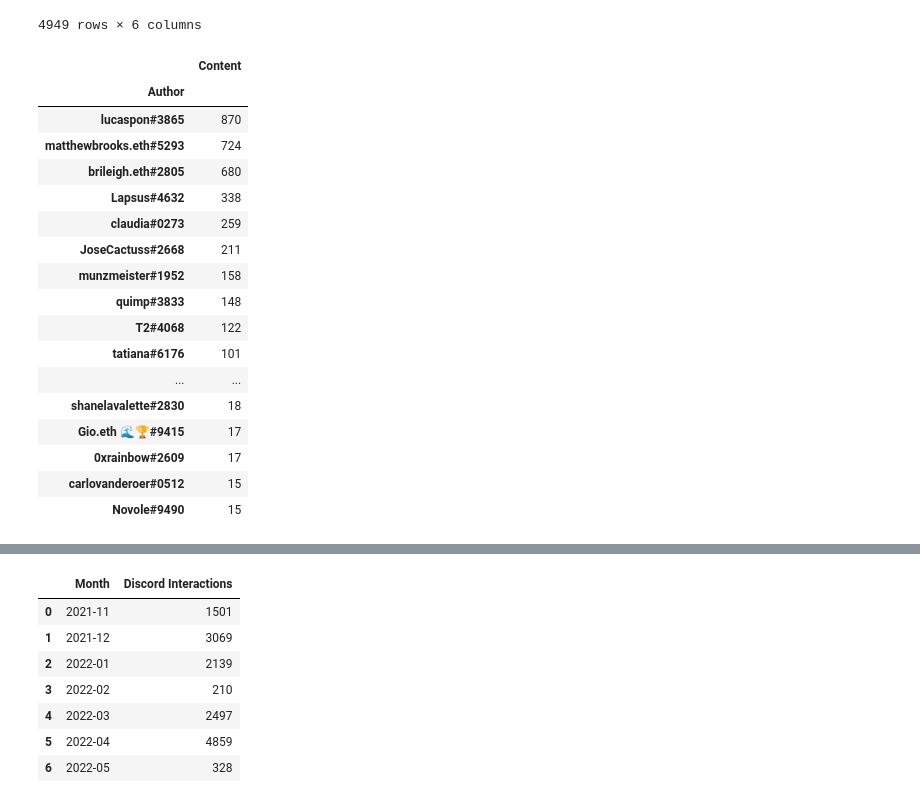
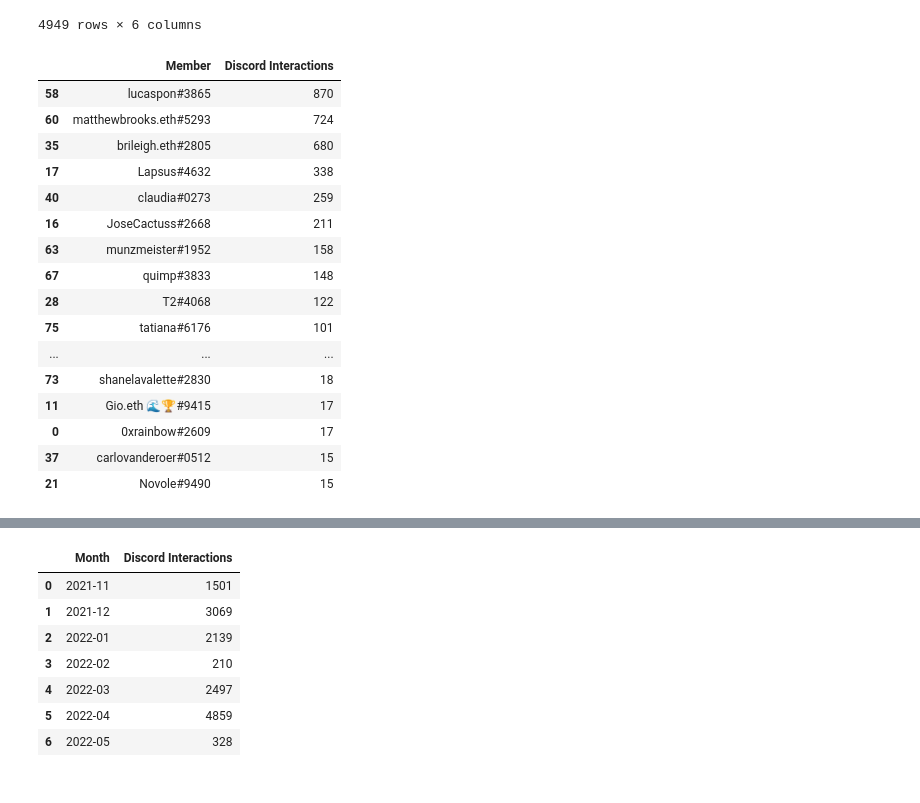
Before and after one commit to lucaspon/discord-activity, a Jupyter notebook: discord-activity.ipynb, the cells around one changed output, grey strips where cells are left out. Cells and saved outputs as stored; diff of their text form; code cells hidden in the pictures.

```diff
--- a/discord-activity.ipynb
+++ b/discord-activity.ipynb
@@ -37,28 +37,28 @@ df
 # %%
 
 # group by author
 df = df[['Author','Content']]
 df = df.groupby(['Author'], as_index=False).count()
 df = df[df['Content'] >= 15]
 df = df.sort_values(by=['Content'], ascending=False)
+df.columns = ['Member', 'Discord Interactions']
 
 df
 # %% [output]
-|  | Content |
-| Author |  |
-| lucaspon#3865 | 870 |
-| matthewbrooks.eth#5293 | 724 |
-| brileigh.eth#2805 | 680 |
-| Lapsus#4632 | 338 |
-| claudia#0273 | 259 |
-| JoseCactuss#2668 | 211 |
-| munzmeister#1952 | 158 |
-| quimp#3833 | 148 |
-| T2#4068 | 122 |
-| tatiana#6176 | 101 |
-| ... | ... |
-| shanelavalette#2830 | 18 |
-| Gio.eth 🌊🏆#9415 | 17 |
-| 0xrainbow#2609 | 17 |
-| carlovanderoer#0512 | 15 |
-| Novole#9490 | 15 |
+|  | Member | Discord Interactions |
+| 58 | lucaspon#3865 | 870 |
+| 60 | matthewbrooks.eth#5293 | 724 |
+| 35 | brileigh.eth#2805 | 680 |
+| 17 | Lapsus#4632 | 338 |
+| 40 | claudia#0273 | 259 |
+| 16 | JoseCactuss#2668 | 211 |
+| 63 | munzmeister#1952 | 158 |
+| 67 | quimp#3833 | 148 |
+| 28 | T2#4068 | 122 |
+| 75 | tatiana#6176 | 101 |
+| ... | ... | ... |
+| 73 | shanelavalette#2830 | 18 |
+| 11 | Gio.eth 🌊🏆#9415 | 17 |
+| 0 | 0xrainbow#2609 | 17 |
+| 37 | carlovanderoer#0512 | 15 |
+| 21 | Novole#9490 | 15 |
```
Also changed, not shown: parts of 3 cells of this notebook.
